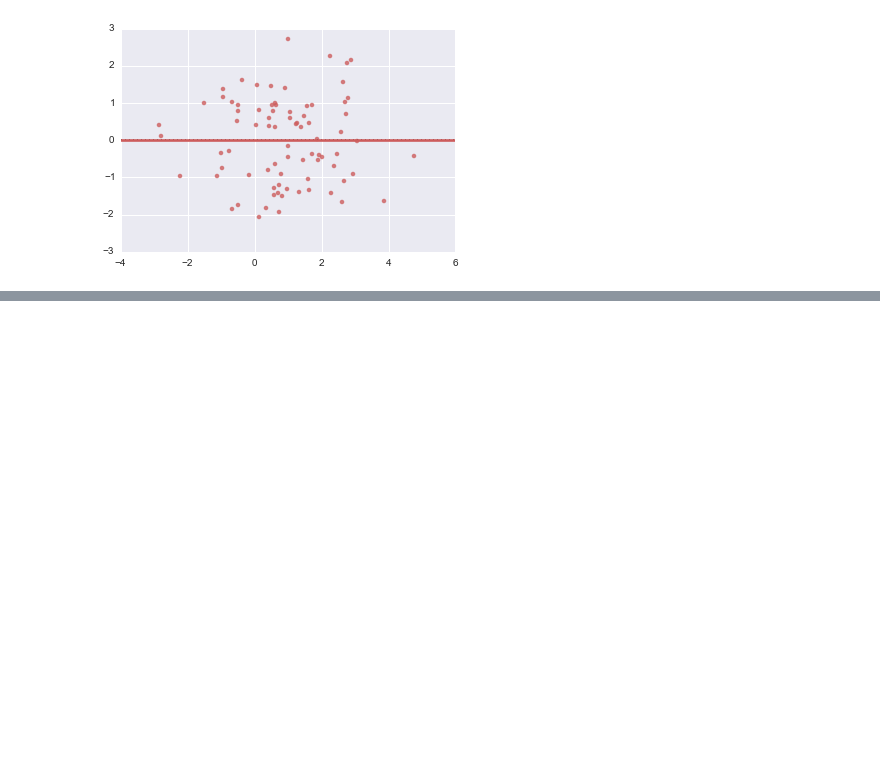
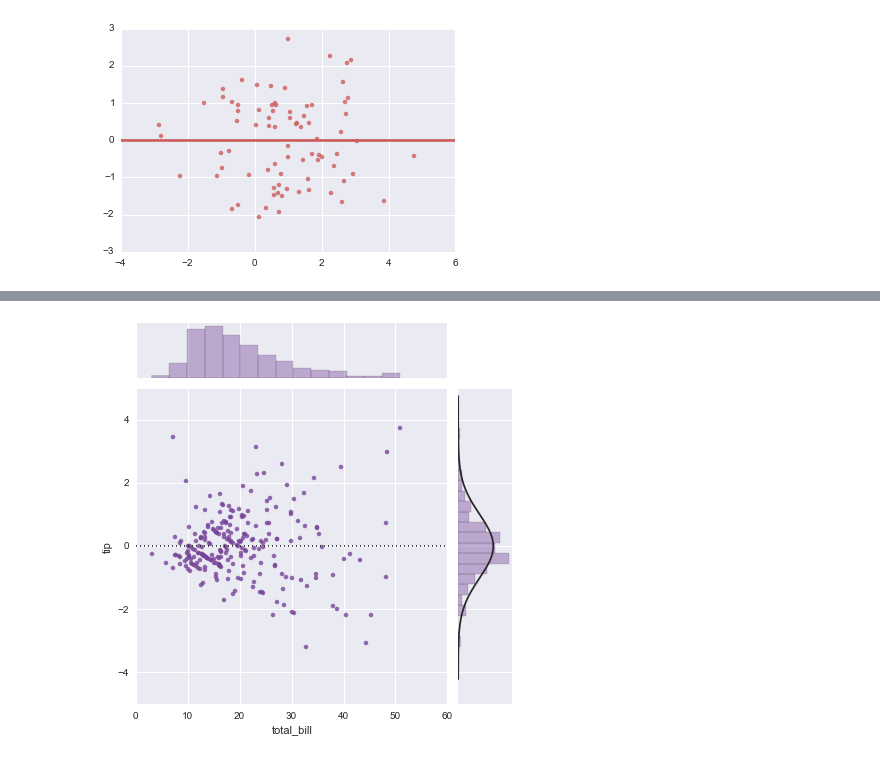
Before and after one commit to tarmstro/mvbop, a Jupyter notebook: seaborn_tutorial.ipynb, the cells around one changed output, grey strips where cells are left out. Cells and saved outputs as stored; diff of their text form; code cells hidden in the pictures; blank space fills up the shorter version.

```diff
--- a/seaborn_tutorial.ipynb
+++ b/seaborn_tutorial.ipynb
@@ -387,0 +396,4 @@ sns.residplot(x, y, color="indianred", order=2, lowess=True);
+# %%
+sns.jointplot("total_bill", "tip", tips, kind="resid", color="#774499");
+# %% [output]
+[figure, added]
```
Also changed, not shown: parts of 2 cells of this notebook.
